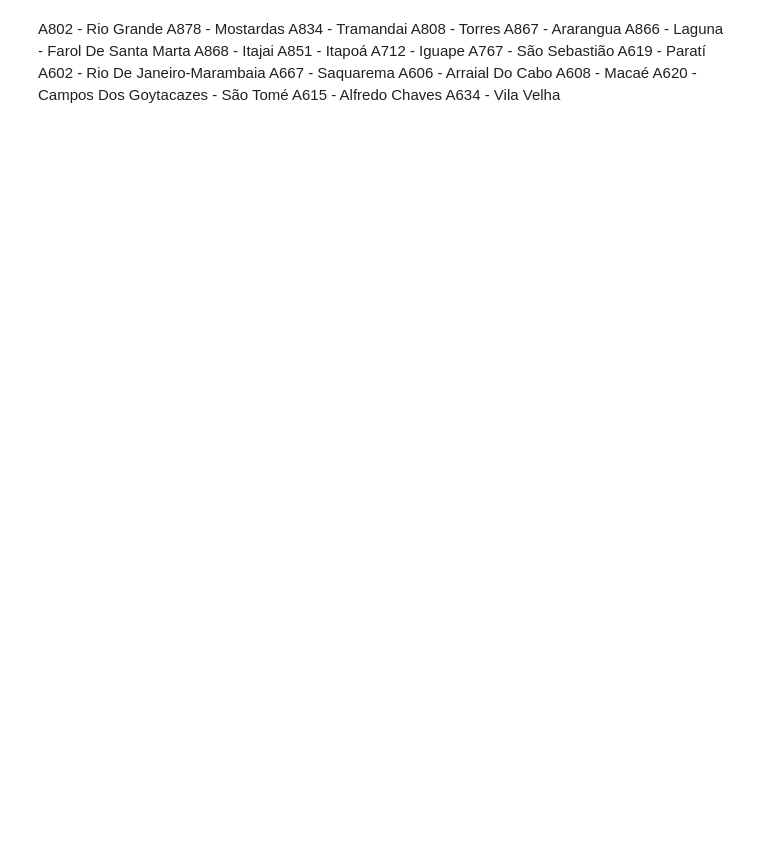
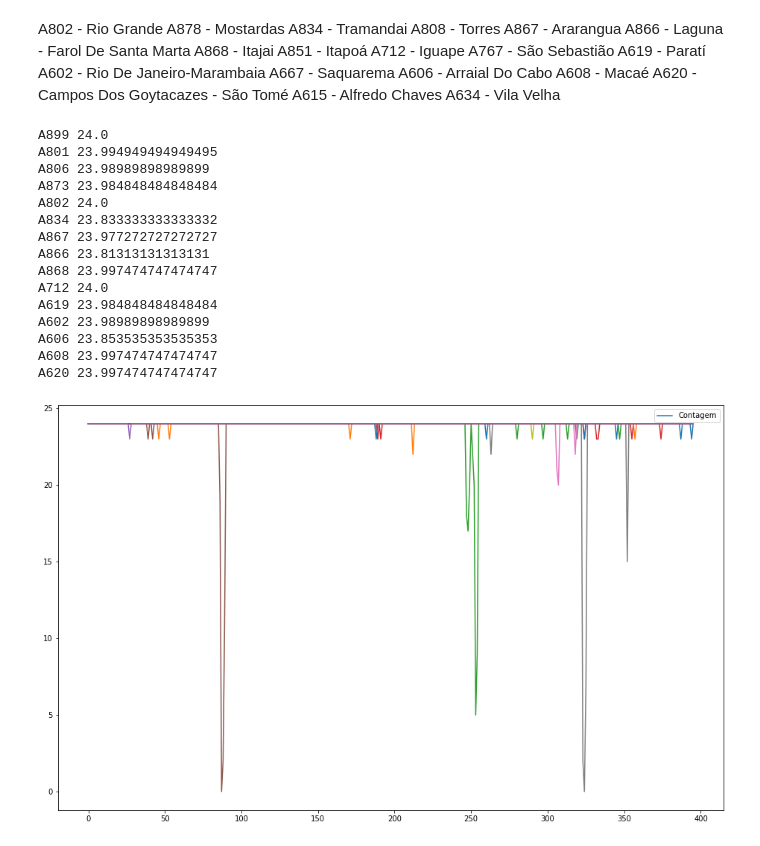
Before and after one commit to asalunai/IoT-trabalho, a Jupyter notebook: teste_ana.ipynb, the cells around one changed output. Saved outputs shown, nothing was run; the diff lists cells and outputs as text; code cells hidden in the pictures; blank space fills up the shorter version.

```diff
--- a/teste_ana.ipynb
+++ b/teste_ana.ipynb
@@ -114,3 +114,38 @@ A608 - Macaé
 A620 - Campos Dos Goytacazes - São Tomé
 A615 - Alfredo Chaves
 A634 - Vila Velha
+# %%
+# plota a contagem dos dados
+
+import matplotlib.pyplot as plt
+
+est_cod2 = ['A899','A801','A806','A873','A802','A834','A867','A866','A868','A712','A619','A602','A606','A608','A620']
+for est in est_cod2:
+  df = pd.read_csv(est+'.csv')
+  dfs = df['Contagem']
+  print(est, dfs.mean())
+  try:
+    dfs.plot(ax=ax)
+  except:
+    ax = dfs.plot(figsize=[16,10],legend=True)
+
+plt.show()
+plt.close("all")
+del ax
+# %% [output]
+A899 24.0
+A801 23.994949494949495
+A806 23.98989898989899
+A873 23.984848484848484
+A802 24.0
+A834 23.833333333333332
+A867 23.977272727272727
+A866 23.81313131313131
+A868 23.997474747474747
+A712 24.0
+A619 23.984848484848484
+A602 23.98989898989899
+A606 23.853535353535353
+A608 23.997474747474747
+A620 23.997474747474747
+[figure, added]
```
Also changed, not shown: parts of 2 cells of this notebook.
